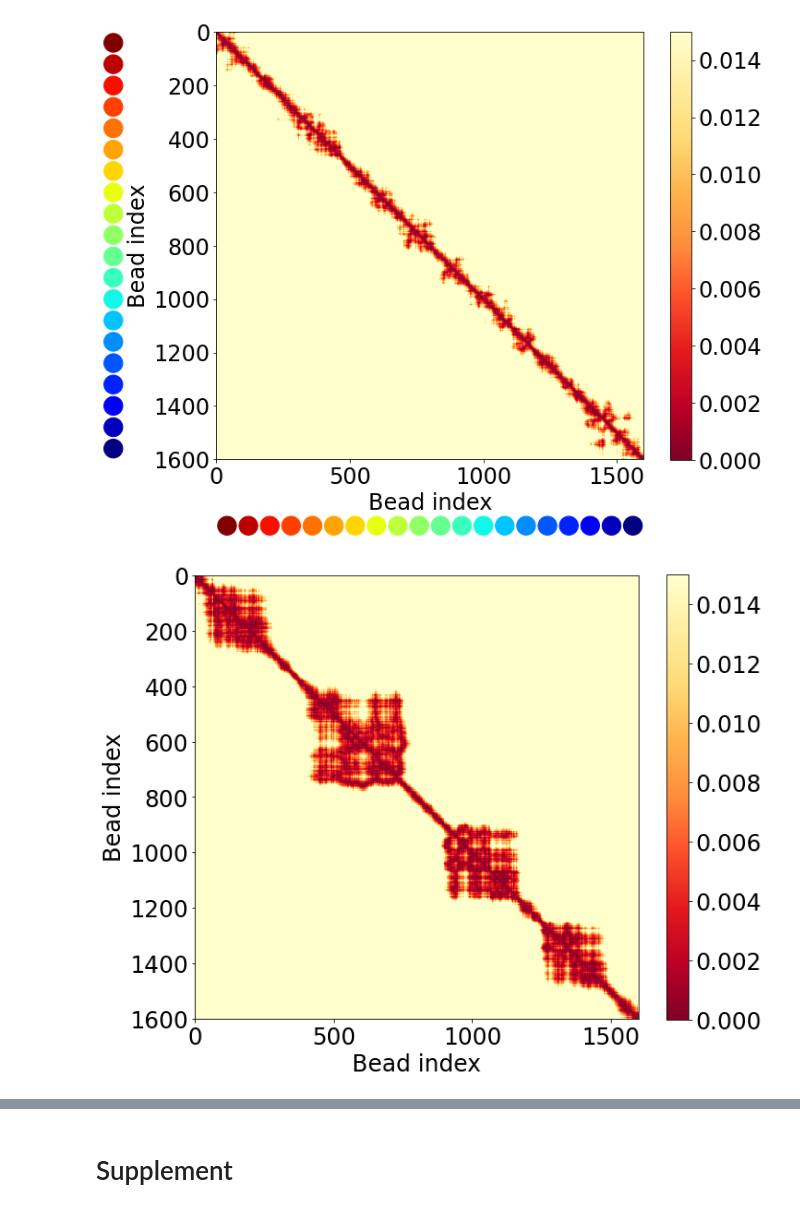
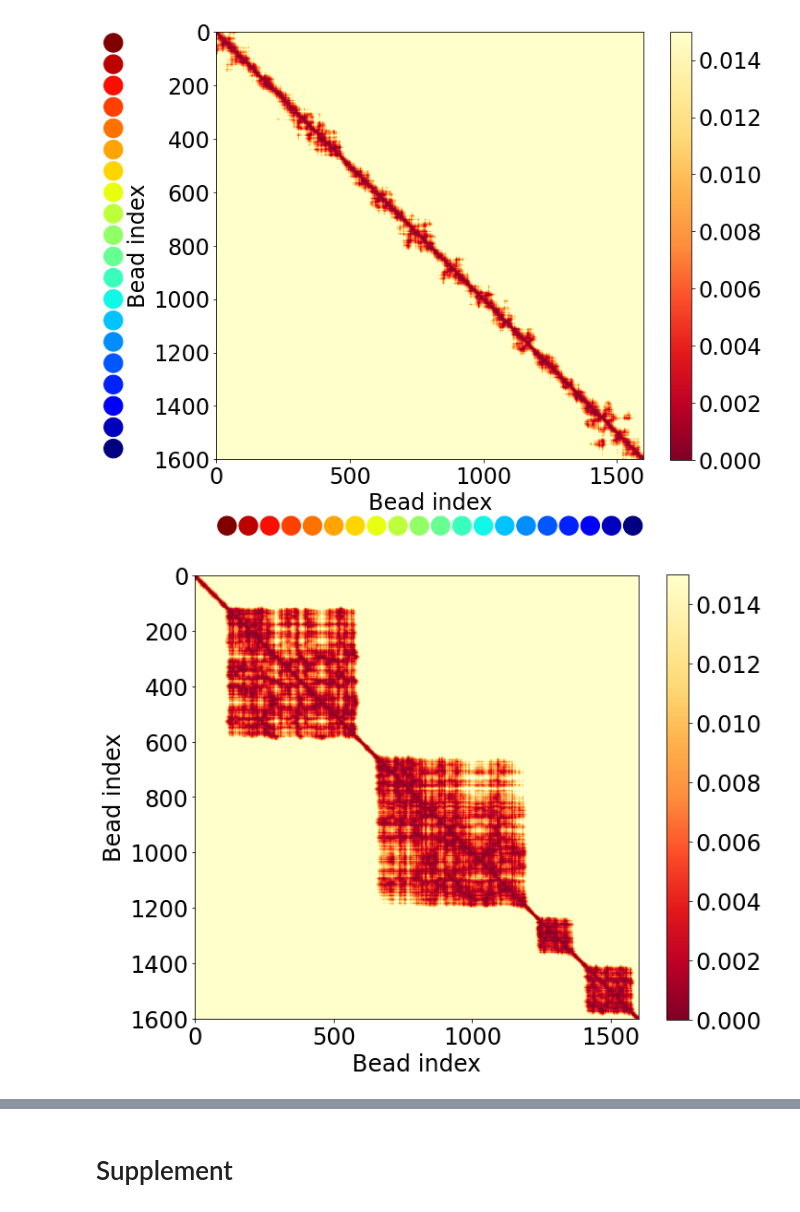
Before and after one commit to palladio11/aLENS_analysis, a Jupyter notebook: notebooks/chromatin_notebooks/Dyn_cond_figs/Figure1.ipynb, the cells around one changed output, grey strips where cells are left out. Cells and saved outputs as stored; diff of their text form; code cells hidden in the pictures.

```diff
--- a/notebooks/chromatin_notebooks/Dyn_cond_figs/Figure1.ipynb
+++ b/notebooks/chromatin_notebooks/Dyn_cond_figs/Figure1.ipynb
@@ -143,7 +143,7 @@ Final snapshot of the baseline simulation at 3um separation and Ke=100.
 ## Figure 1c contact graphs
 # %%
 # Uncondensed pinned contact graph
-data_path = ceph_path / 'DynCondPaper/23-10-20_aLc1_slice8.7._line1600_Pin1-13um_Ke.1-300/simulations/Ke100_Pin3.0um/'
+data_path = ceph_path / 'DynCondPaper/23-10-20_aLc1_slice8.7._line1600_Pin1-13um_Ke.1-300_ks100/simulations/Ke100_Pin3.0um/'
 ss_ind = 1
 end_ind = -1
 start_bead = 0
@@ -198,22 +198,22 @@ fig.savefig('Figure1/uncondensed_pinned_fig1c.png', dpi=600, bbox_inches='tight'
 [figure]
 # %%
 # Uncondensed contact graph
-data_path = ceph_path / 'DynCondPaper/23-10-20_aLc1_slice8.7._line1600_Pin1-13um_2xKe.1-300/simulations/Ke100_Pin3.0um/'
+data_path = ceph_path / 'DynCondPaper/23-10-20_aLc1_slice8.7._line1600_Pin1-13um_2xKe.1-300_ks100/simulations/Ke100_Pin3.0um/'
 ss_ind = 1
 end_ind = -1
 start_bead = 0
 end_bead = None
 
 with h5py.File(next(data_path.glob('analysis/raw*.h5')), 'r+') as h5_data:
     time_arr = h5_data['time'][ss_ind:end_ind]
 
     sy_dat = h5_data['raw_data/sylinders'][start_bead:end_bead, :, ss_ind:end_ind]
     com_arr = .5 * (sy_dat[:, 2:5, :] + sy_dat[:, 5:8, :])
     fig, ax = plt.subplots(figsize=(10, 8))
 
     # make_hic_from_com(fig, ax, com_arr[:,:,-1], log=True, vmin=-25, sigma=.01, radius=.005)
     make_hic_from_com(fig, ax, com_arr[:,:,-1], vmax=.015)
 
 fig.savefig('Figure1/condensed_pinned_fig1.png', dpi=600, bbox_inches='tight')
 # %% [output]
-[figure, old version]
+[figure, new version]
```
Also changed, not shown: parts of 1 cell of this notebook, 4 other files.
